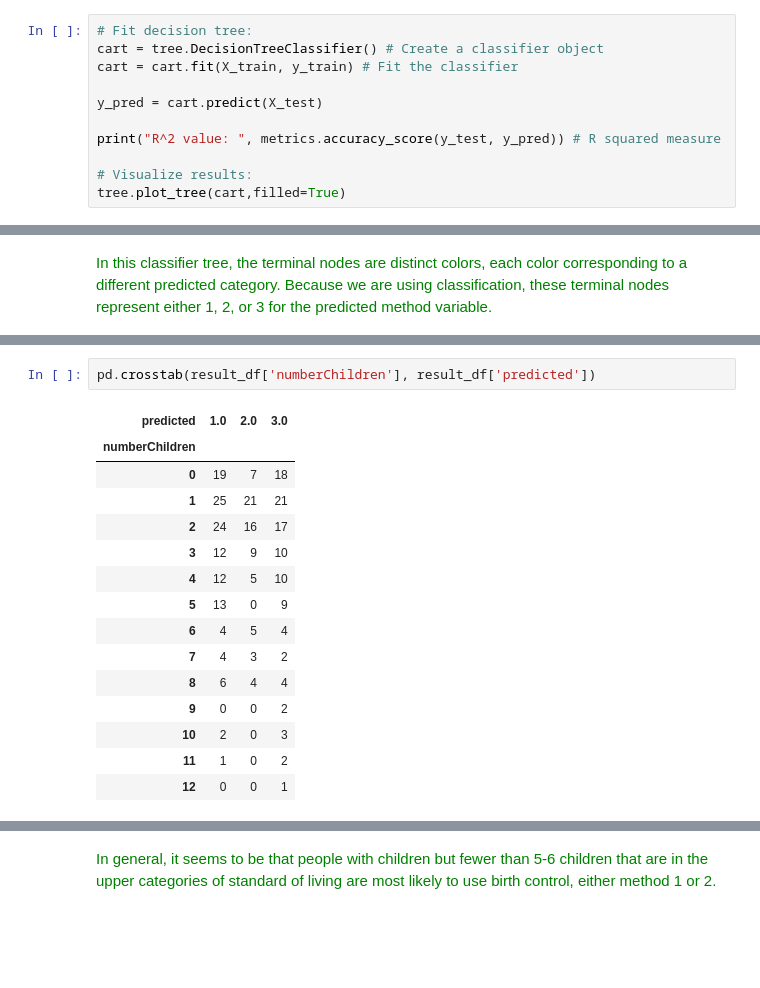
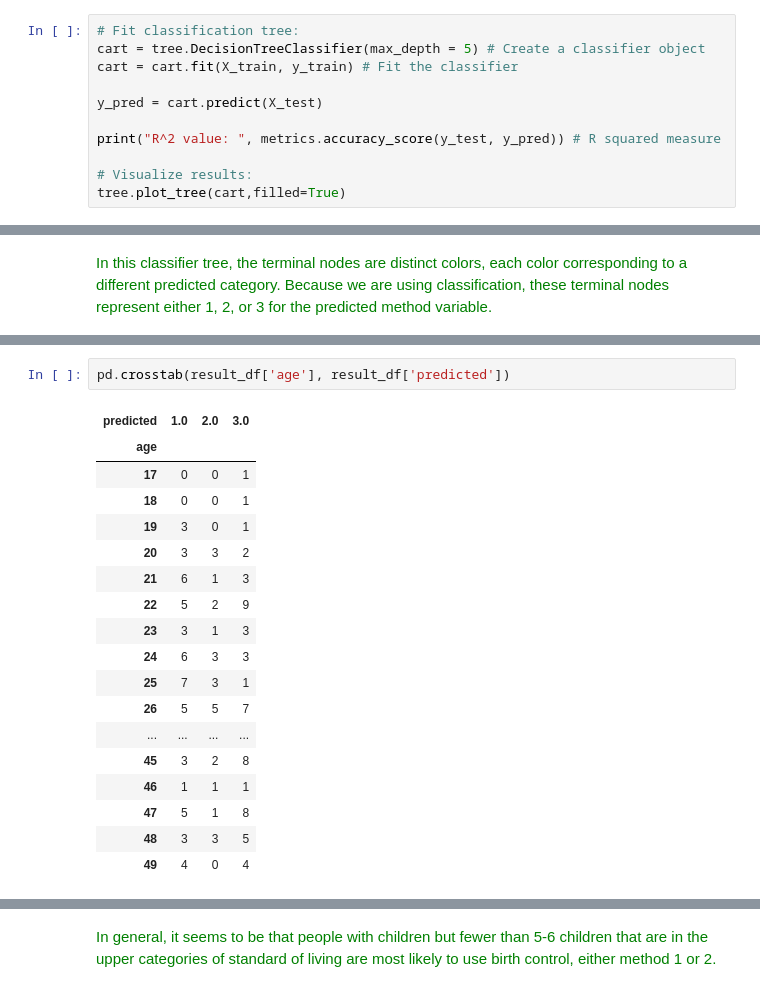
Before and after one commit to Monty-2003/assignment4, a Jupyter notebook: assignment4.ipynb, the cells around one changed output, grey strips where cells are left out. Drawn from its saved outputs; the diff is of its cells as text; blank space fills up the shorter version.

```diff
--- a/assignment4.ipynb
+++ b/assignment4.ipynb
@@ -783,8 +783,8 @@ Using a regression tree makes no sense here, as we are trying to predict which i
 
 Instead of regression, use a classification tree to predict contraceptive method using the other variables in the data. How does it look different from the previous tree? What variables does the algorithm use? In broad terms, which groups of people are most likely to use each method of contraception?
 # %%
-# Fit decision tree:
-cart = tree.DecisionTreeClassifier() # Create a classifier object
+# Fit classification tree:
+cart = tree.DecisionTreeClassifier(max_depth = 5) # Create a classifier object
 cart = cart.fit(X_train, y_train) # Fit the classifier
 
 y_pred = cart.predict(X_test)
@@ -847,18 +877,21 @@ pd.crosstab(result_df['standardOfLivingIndex'], result_df['predicted'])
 # %%
-pd.crosstab(result_df['numberChildren'], result_df['predicted'])
+pd.crosstab(result_df['age'], result_df['predicted'])
 # %% [output]
 | predicted | 1.0 | 2.0 | 3.0 |
-| numberChildren |  |  |  |
-| 0 | 19 | 7 | 18 |
-| 1 | 25 | 21 | 21 |
-| 2 | 24 | 16 | 17 |
-| 3 | 12 | 9 | 10 |
-| 4 | 12 | 5 | 10 |
-| 5 | 13 | 0 | 9 |
-| 6 | 4 | 5 | 4 |
-| 7 | 4 | 3 | 2 |
-| 8 | 6 | 4 | 4 |
-| 9 | 0 | 0 | 2 |
-| 10 | 2 | 0 | 3 |
-| 11 | 1 | 0 | 2 |
-| 12 | 0 | 0 | 1 |
+| age |  |  |  |
+| 17 | 0 | 0 | 1 |
+| 18 | 0 | 0 | 1 |
+| 19 | 3 | 0 | 1 |
+| 20 | 3 | 3 | 2 |
+| 21 | 6 | 1 | 3 |
+| 22 | 5 | 2 | 9 |
+| 23 | 3 | 1 | 3 |
+| 24 | 6 | 3 | 3 |
+| 25 | 7 | 3 | 1 |
+| 26 | 5 | 5 | 7 |
+| ... | ... | ... | ... |
+| 45 | 3 | 2 | 8 |
+| 46 | 1 | 1 | 1 |
+| 47 | 5 | 1 | 8 |
+| 48 | 3 | 3 | 5 |
+| 49 | 4 | 0 | 4 |
```
Also changed, not shown: parts of 6 cells of this notebook.
